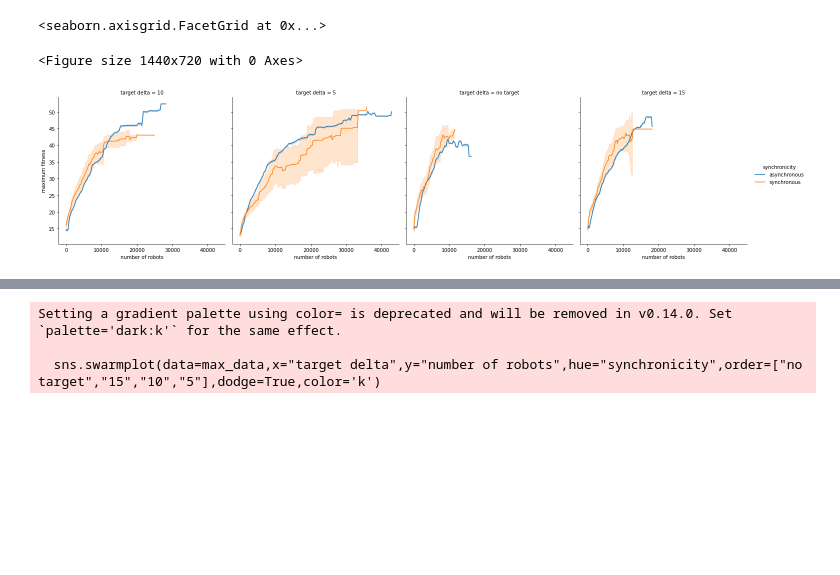
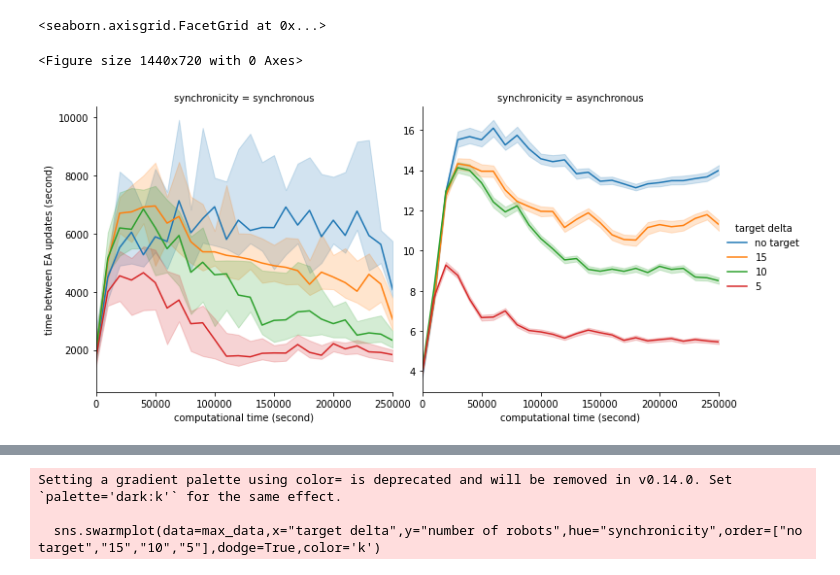
Before and after one commit to LeniLeGoff/py_async_ea, a Jupyter notebook: plotting/m2w_analysis_2.ipynb, the cells around one changed output, grey strips where cells are left out. Drawn from its saved outputs; the diff is of its cells as text; code cells hidden in the pictures; blank space fills up the shorter version.

```diff
--- a/plotting/m2w_analysis_2.ipynb
+++ b/plotting/m2w_analysis_2.ipynb
@@ -38,12 +60,13 @@ g.set_axis_labels("computational time","maximum fitness")
 # %%
 fig = plt.gcf()
 fig.set_size_inches(20,10)
-g = sns.relplot(data=fit_data,kind="line",x="Number of robots",y="max fit",hue="synchronicity",col="target delta")
-g.set_axis_labels("number of robots","maximum fitness")
+g = sns.relplot(data=fit_data,kind="line",x="discretized time",y="time",hue="target delta",col="synchronicity",hue_order=["no target","15","10","5"],estimator="median",facet_kws={"sharey": False})
+g.set_axis_labels("computational time (second)","time between EA updates (second)")
+g.set(xlim=[0,250000])
 # %% [output]
 <seaborn.axisgrid.FacetGrid at 0x...>
 <Figure size 1440x720 with 0 Axes>
-[figure, old version]
+[figure, new version]
 # %%
 fig = plt.gcf()
 fig.set_size_inches(20,10)
```
Also changed, not shown: parts of 19 cells of this notebook.
